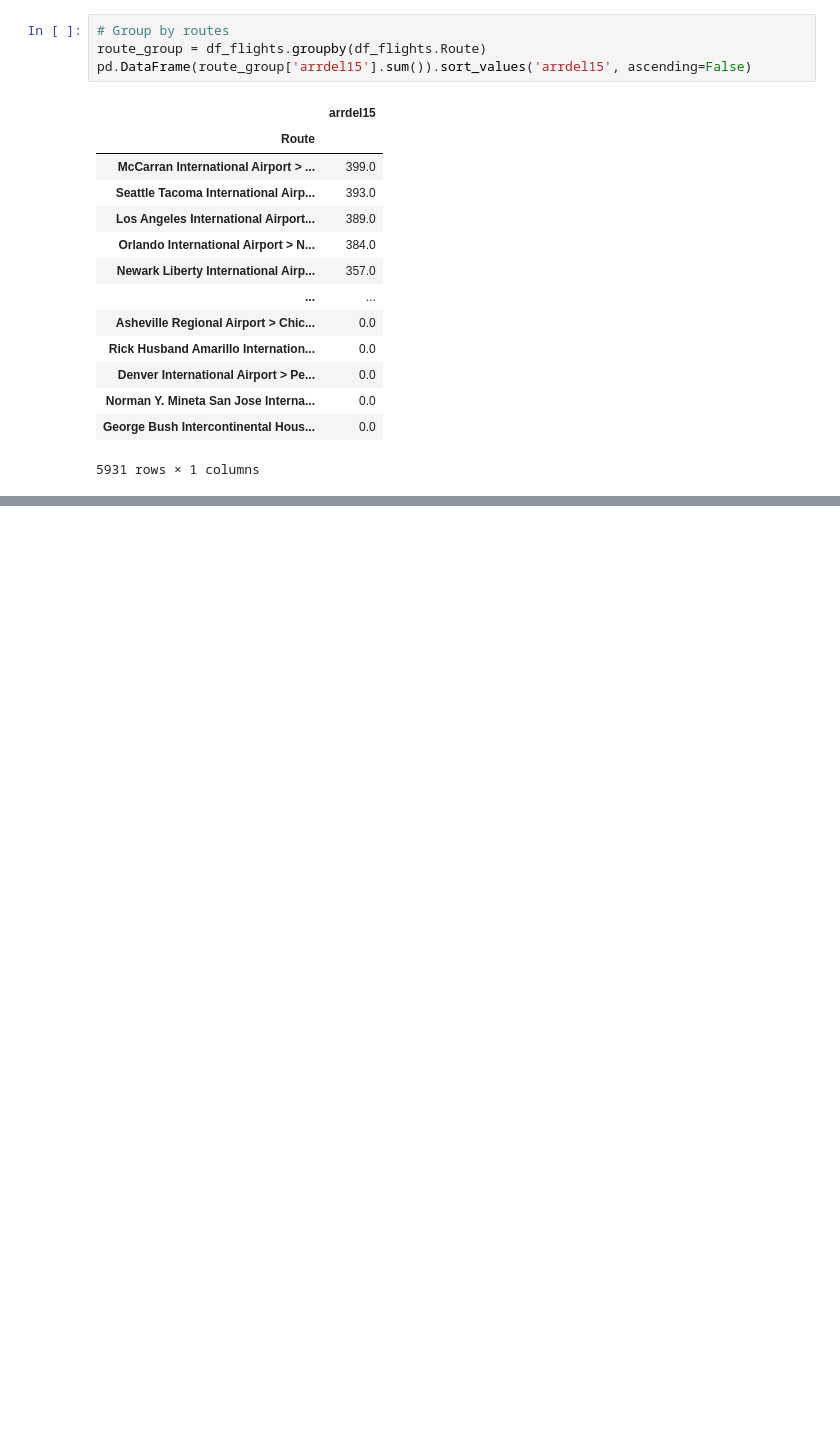
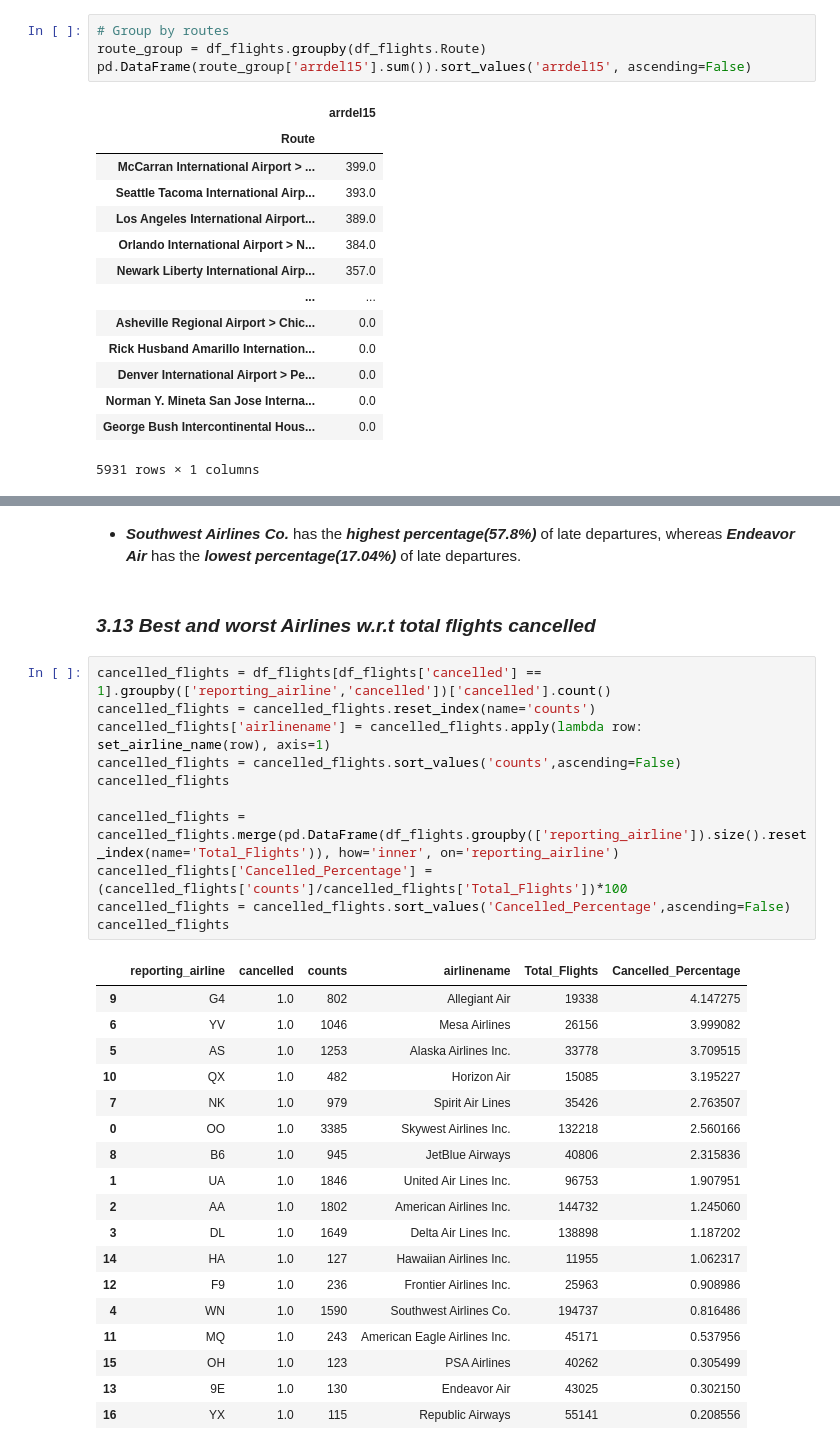
Before and after one commit to Ramachandranmu/Flight_Data, a Jupyter notebook: Flight_Data_Analysis.ipynb, the cells around one changed output, grey strips where cells are left out. Cells and saved outputs as stored; diff of their text form; blank space fills up the shorter version.

```diff
--- a/Flight_Data_Analysis.ipynb
+++ b/Flight_Data_Analysis.ipynb
@@ -725,0 +698,34 @@ plt.show()
+# %% [markdown]
+* __*Southwest Airlines Co.*__ has the __*highest percentage(57.8%)*__ of late departures, whereas __*Endeavor Air*__ has the __*lowest percentage(17.04%)*__ of late departures.
+# %% [markdown]
+### *3.13 Best and worst Airlines w.r.t total flights cancelled*
+# %%
+cancelled_flights = df_flights[df_flights['cancelled'] == 1].groupby(['reporting_airline','cancelled'])['cancelled'].count()
+cancelled_flights = cancelled_flights.reset_index(name='counts')
+cancelled_flights['airlinename'] = cancelled_flights.apply(lambda row: set_airline_name(row), axis=1)
+cancelled_flights = cancelled_flights.sort_values('counts',ascending=False)
+cancelled_flights
+
+cancelled_flights = cancelled_flights.merge(pd.DataFrame(df_flights.groupby(['reporting_airline']).size().reset_index(name='Total_Flights')), how='inner', on='reporting_airline')
+cancelled_flights['Cancelled_Percentage'] = (cancelled_flights['counts']/cancelled_flights['Total_Flights'])*100
+cancelled_flights = cancelled_flights.sort_values('Cancelled_Percentage',ascending=False)
+cancelled_flights
+# %% [output]
+|  | reporting_airline | cancelled | counts | airlinename | Total_Flights | Cancelled_Percentage |
+| 9 | G4 | 1.0 | 802 | Allegiant Air | 19338 | 4.147275 |
+| 6 | YV | 1.0 | 1046 | Mesa Airlines | 26156 | 3.999082 |
+| 5 | AS | 1.0 | 1253 | Alaska Airlines Inc. | 33778 | 3.709515 |
+| 10 | QX | 1.0 | 482 | Horizon Air | 15085 | 3.195227 |
+| 7 | NK | 1.0 | 979 | Spirit Air Lines | 35426 | 2.763507 |
+| 0 | OO | 1.0 | 3385 | Skywest Airlines Inc. | 132218 | 2.560166 |
+| 8 | B6 | 1.0 | 945 | JetBlue Airways | 40806 | 2.315836 |
+| 1 | UA | 1.0 | 1846 | United Air Lines Inc. | 96753 | 1.907951 |
+| 2 | AA | 1.0 | 1802 | American Airlines Inc. | 144732 | 1.245060 |
+| 3 | DL | 1.0 | 1649 | Delta Air Lines Inc. | 138898 | 1.187202 |
+| 14 | HA | 1.0 | 127 | Hawaiian Airlines Inc. | 11955 | 1.062317 |
+| 12 | F9 | 1.0 | 236 | Frontier Airlines Inc. | 25963 | 0.908986 |
+| 4 | WN | 1.0 | 1590 | Southwest Airlines Co. | 194737 | 0.816486 |
+| 11 | MQ | 1.0 | 243 | American Eagle Airlines Inc. | 45171 | 0.537956 |
+| 15 | OH | 1.0 | 123 | PSA Airlines | 40262 | 0.305499 |
+| 13 | 9E | 1.0 | 130 | Endeavor Air | 43025 | 0.302150 |
+| 16 | YX | 1.0 | 115 | Republic Airways | 55141 | 0.208556 |
```
Also changed, not shown: parts of 67 cells of this notebook.
